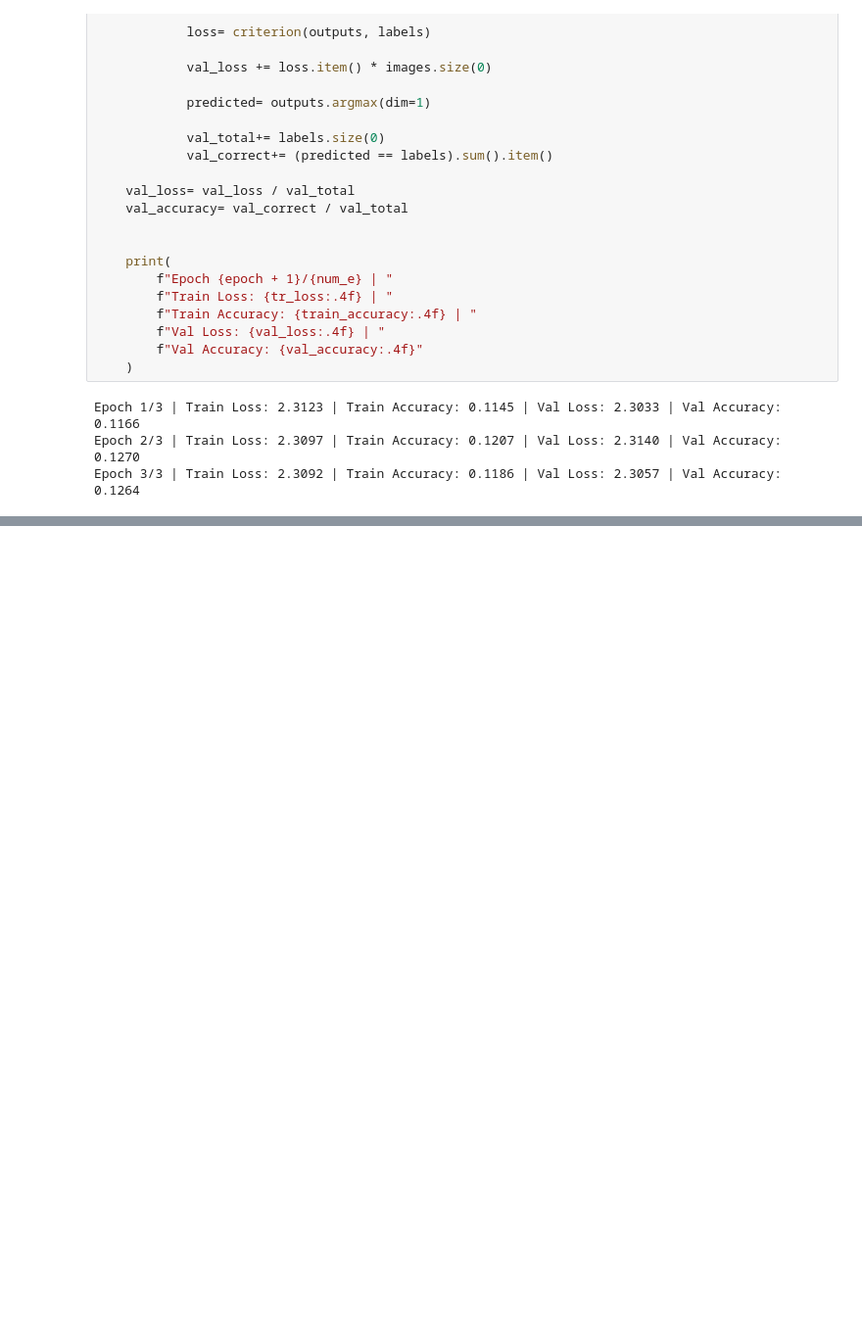
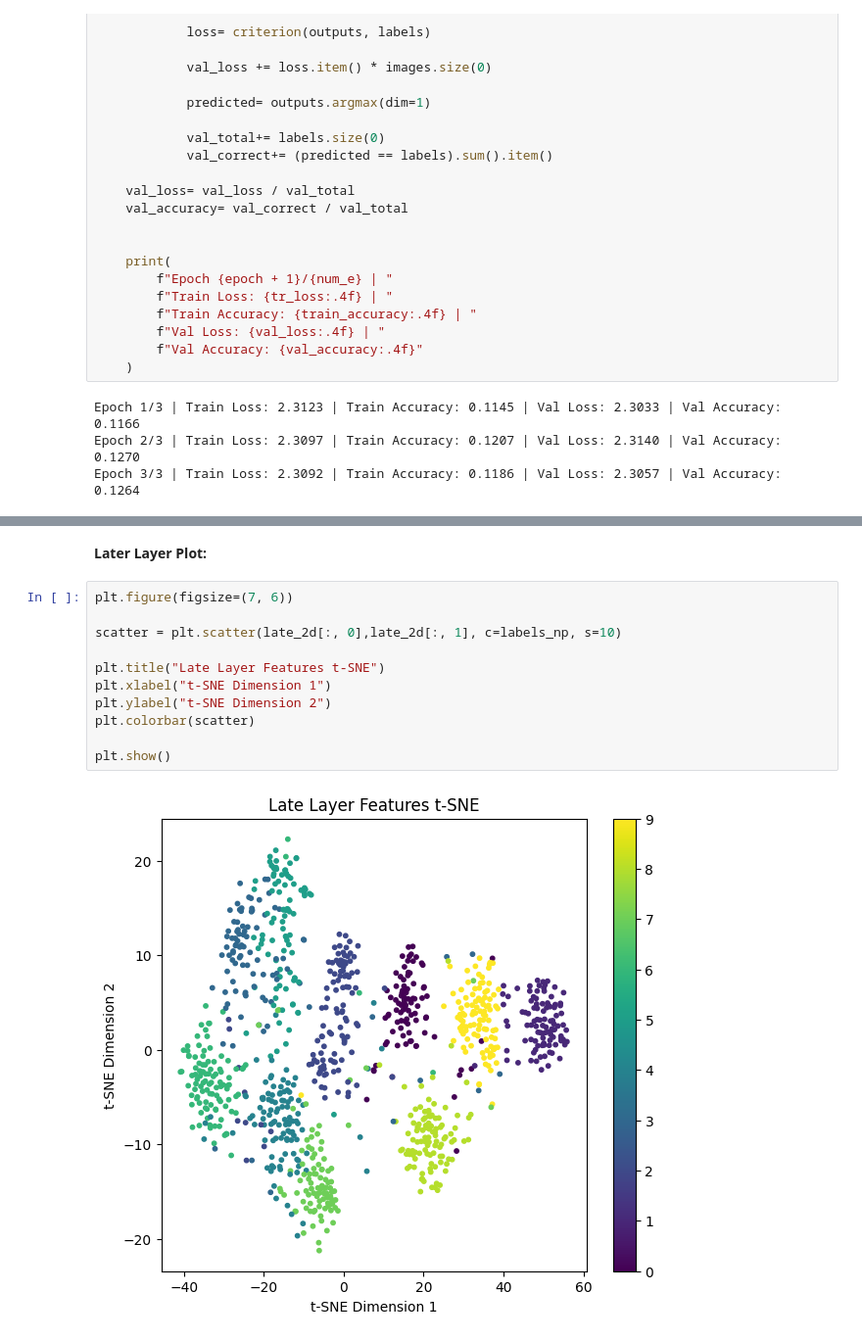
Before and after one commit to Zeeba1705/atml_PA0, a Jupyter notebook: Copy_of_task1_pa0.ipynb, the cells around one changed output, grey strips where cells are left out. Shown at 98% size. Drawn from its saved outputs; the diff is of its cells as text; blank space fills up the shorter version.

```diff
--- a/Copy_of_task1_pa0.ipynb
+++ b/Copy_of_task1_pa0.ipynb
@@ -345,0 +500,15 @@ Epoch 3/3 | Train Loss: 2.3092 | Train Accuracy: 0.1186 | Val Loss: 2.3057 | Val
+# %% [markdown]
+**Later Layer Plot:**
+# %%
+plt.figure(figsize=(7, 6))
+
+scatter = plt.scatter(late_2d[:, 0],late_2d[:, 1], c=labels_np, s=10)
+
+plt.title("Late Layer Features t-SNE")
+plt.xlabel("t-SNE Dimension 1")
+plt.ylabel("t-SNE Dimension 2")
+plt.colorbar(scatter)
+
+plt.show()
+# %% [output]
+[figure, added]
```
Also changed, not shown: parts of 12 cells of this notebook.
